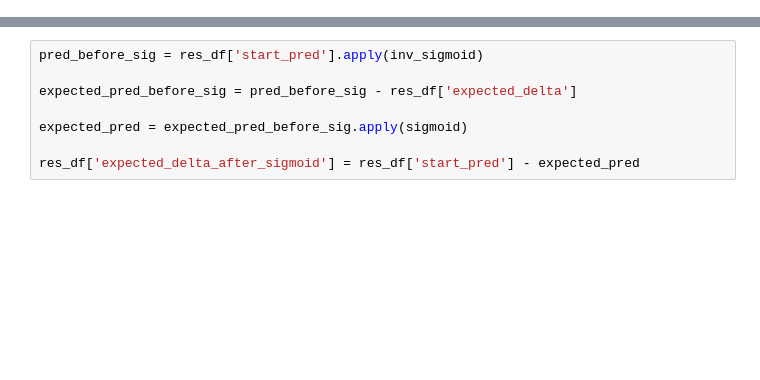
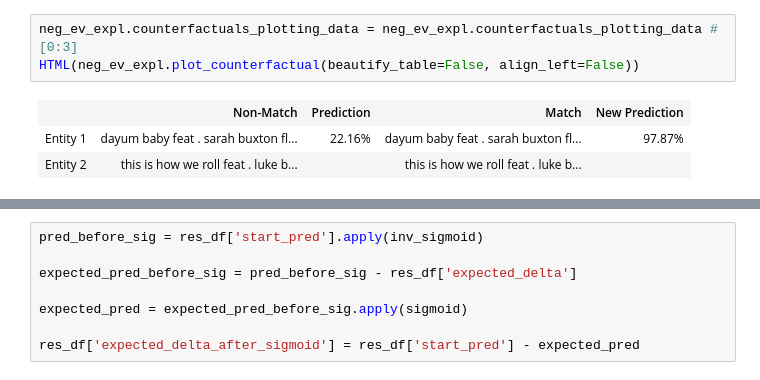
Before and after one commit to softlab-unimore/wym, a Jupyter notebook: notebooks/Counterfactual_examples.ipynb, the cells around one changed output, grey strips where cells are left out. Saved outputs shown, nothing was run; the diff lists cells and outputs as text; blank space fills up the shorter version.

```diff
--- a/notebooks/Counterfactual_examples.ipynb
+++ b/notebooks/Counterfactual_examples.ipynb
@@ -210,0 +185,7 @@ inv_sigmoid = lambda p : np.log(p/(1-p))
+# %%
+neg_ev_expl.counterfactuals_plotting_data = neg_ev_expl.counterfactuals_plotting_data # [0:3]
+HTML(neg_ev_expl.plot_counterfactual(beautify_table=False, align_left=False))
+# %% [output]
+|  | Non-Match | Prediction | Match | New Prediction |
+| Entity 1 | dayum baby feat . sarah buxton fl... | 22.16% | dayum baby feat . sarah buxton fl... | 97.87% |
+| Entity 2 | this is how we roll feat . luke b... |  | this is how we roll feat . luke b... |  |
```
Also changed, not shown: parts of 94 cells of this notebook, 1 other file.
